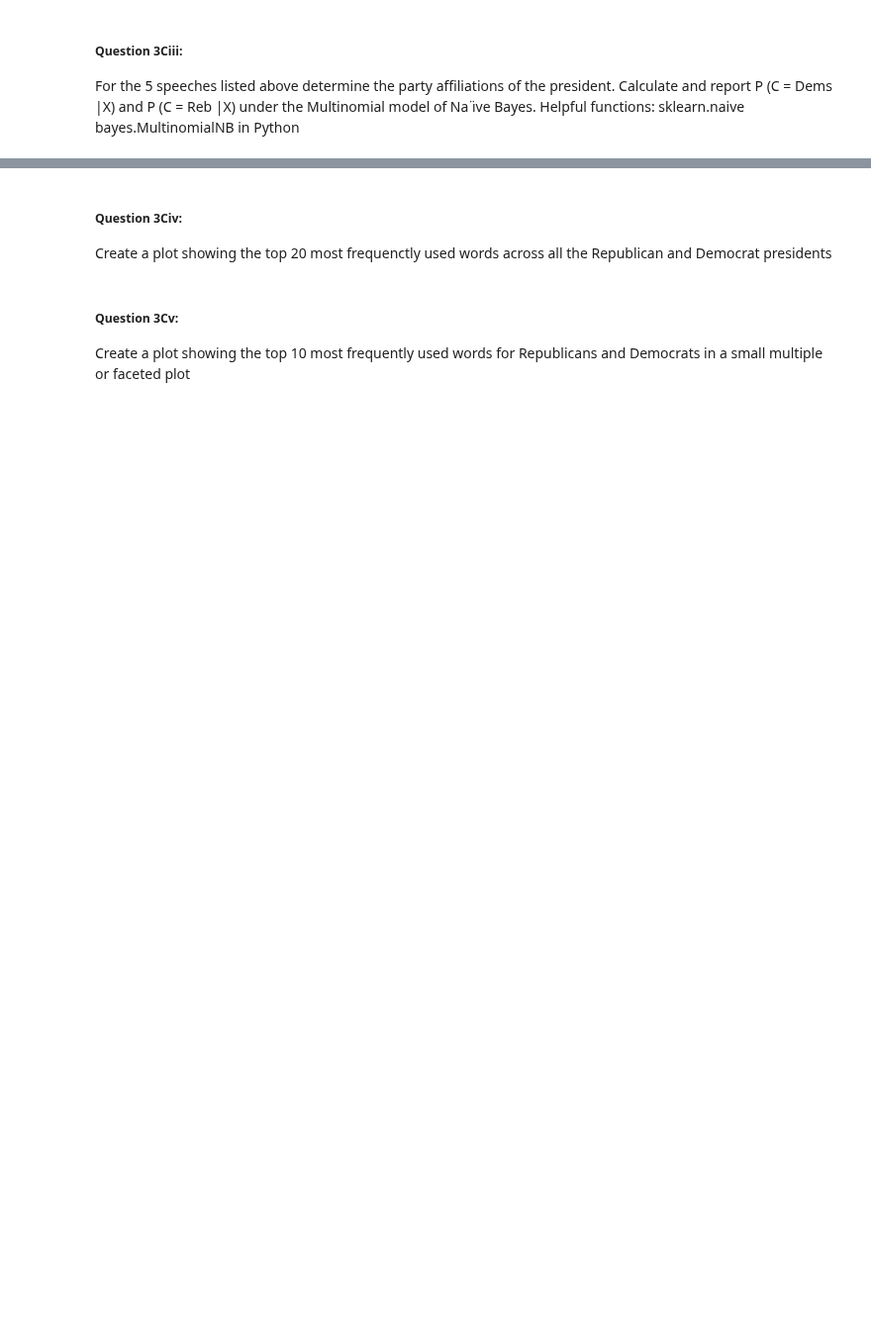
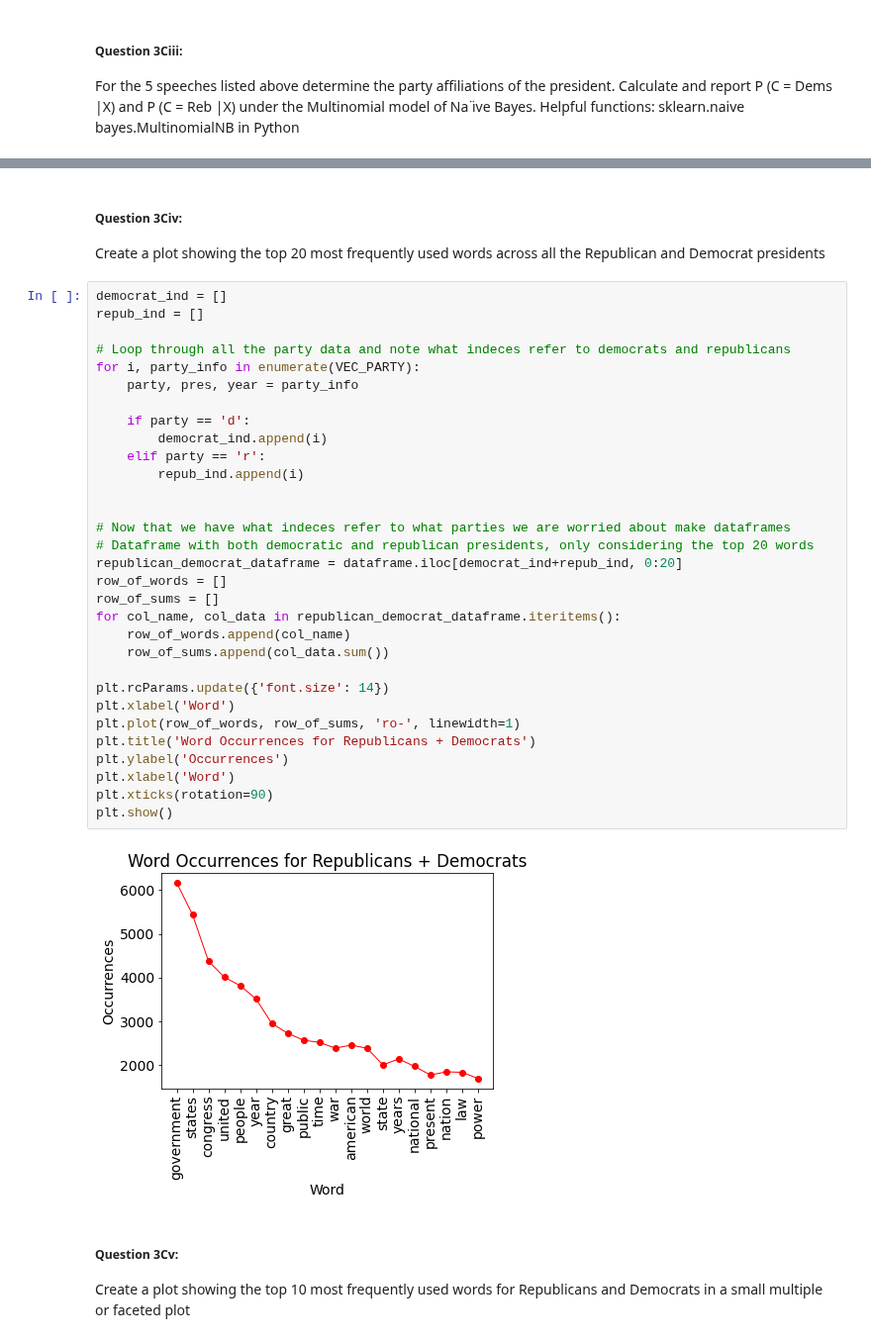
Before and after one commit to DevvyDont/DataMining, a Jupyter notebook: A3/A3_Group_Zamorano.ipynb, the cells around one changed output, grey strips where cells are left out. Shown at 99% size. Cells and saved outputs as stored; diff of their text form; blank space fills up the shorter version.

```diff
--- a/A3/A3_Group_Zamorano.ipynb
+++ b/A3/A3_Group_Zamorano.ipynb
@@ -542,6 +566,39 @@ print(f"Predicted parties using MultinomialNB: {ypred}")
 # %% [markdown]
 ##### Question 3Civ:
-Create a plot showing the top 20 most frequenctly used words across all the Republican and Democrat presidents
+Create a plot showing the top 20 most frequently used words across all the Republican and Democrat presidents
+# %%
+democrat_ind = []
+repub_ind = []
+
+# Loop through all the party data and note what indeces refer to democrats and republicans
+for i, party_info in enumerate(VEC_PARTY):
+    party, pres, year = party_info
+
+    if party == 'd':
+        democrat_ind.append(i)
+    elif party == 'r':
+        repub_ind.append(i)
+
+
+# Now that we have what indeces refer to what parties we are worried about make dataframes
+# Dataframe with both democratic and republican presidents, only considering the top 20 words
+republican_democrat_dataframe = dataframe.iloc[democrat_ind+repub_ind, 0:20]
+row_of_words = []
+row_of_sums = []
+for col_name, col_data in republican_democrat_dataframe.iteritems():
+    row_of_words.append(col_name)
+    row_of_sums.append(col_data.sum())
+
+plt.rcParams.update({'font.size': 14})
+plt.xlabel('Word')
+plt.plot(row_of_words, row_of_sums, 'ro-', linewidth=1)
+plt.title('Word Occurrences for Republicans + Democrats')
+plt.ylabel('Occurrences')
+plt.xlabel('Word')
+plt.xticks(rotation=90)
+plt.show()
+# %% [output]
+[figure, added]
 # %% [markdown]
 ##### Question 3Cv:
 Create a plot showing the top 10 most frequently used words for Republicans and Democrats in a small multiple or faceted plot
```
Also changed, not shown: parts of 5 cells of this notebook.
